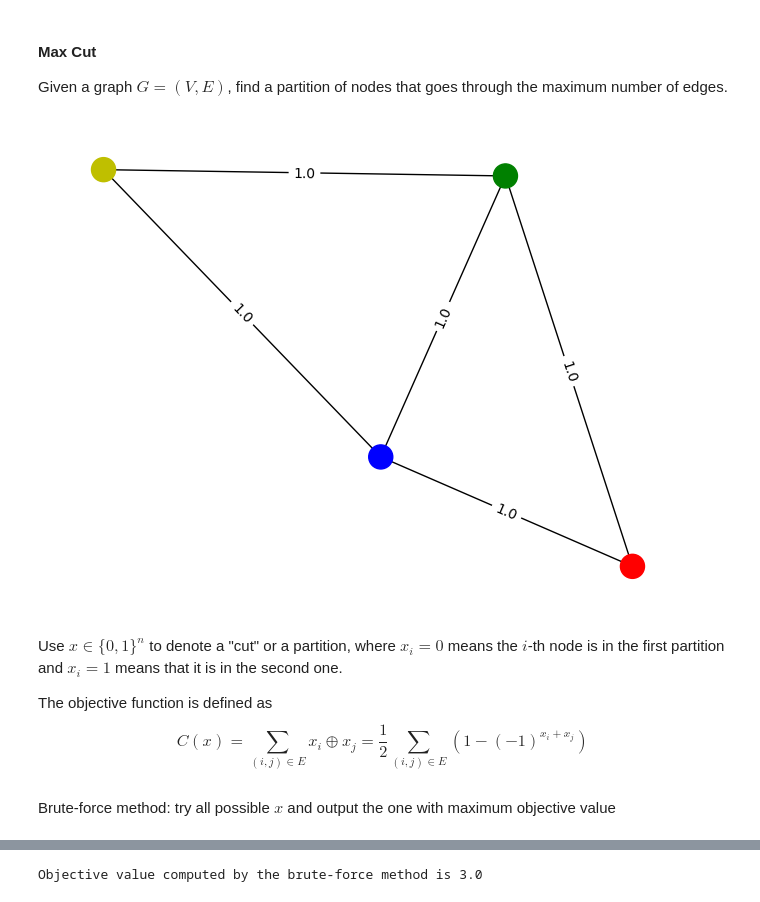
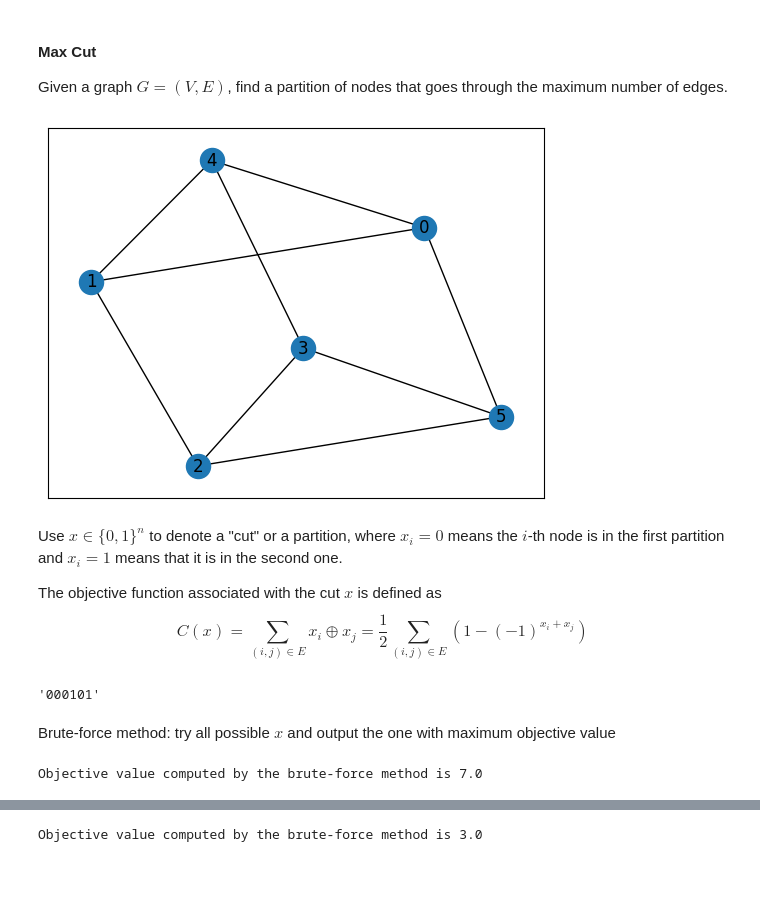
Before and after one commit to AlaricCheng/klass-workshop-hands-on, a Jupyter notebook: qaoa.ipynb, the cells around one changed output, grey strips where cells are left out. Saved outputs shown, nothing was run; the diff lists cells and outputs as text; code cells hidden in the pictures; blank space fills up the shorter version.

```diff
--- a/qaoa.ipynb
+++ b/qaoa.ipynb
@@ -31,15 +21,20 @@ G = nx.from_numpy_array(w)
-# %%
-layout = nx.random_layout(G, seed=10)
-colors = ['r', 'g', 'b', 'y']
-nx.draw(G, layout, node_color=colors)
-labels = nx.get_edge_attributes(G, 'weight')
-nx.draw_networkx_edge_labels(G, pos=layout, edge_labels=labels);
-# %% [output]
-[figure, removed]
+# %%
+import numpy as np
+import networkx as nx
+
+n, d = 6, 3
+G = nx.random_regular_graph(d, n, seed = 0)
+w = nx.to_numpy_array(G) # adjacency matrix
+
+labels = {i: i for i in range(n)}
+pos = nx.spring_layout(G, seed=0)
+nx.draw_networkx(G, pos, with_labels=True, labels=labels);
+# %% [output]
+[figure, added]
 # %% [markdown]
 Use $x \in \{0,1\}^n$ to denote a "cut" or a partition, where $x_i = 0$ means the $i$-th node is in the first partition and $x_i = 1$ means that it is in the second one.
 
-The objective function is defined as
+The objective function associated with the cut $x$ is defined as
 $$
 C(x) = \sum_{(i, j) \in E} x_i \oplus x_j = \frac{1}{2} \sum_{(i, j) \in E} \left( 1 - (-1)^{x_i + x_j} \right)
 $$
@@ -65,2 +62,18 @@ def bitfield(n: int, L: int) -> list[int]:
+# %%
+bin(5).strip('0b').zfill(n)
+# %% [output]
+'000101'
 # %% [markdown]
 Brute-force method: try all possible $x$ and output the one with maximum objective value
+# %%
+max_cut_value = 0
+
+for i in range(2**n):
+    x = binary_repr(i, n)
+    if cut_value(x, G) > max_cut_value:
+        max_cut_value = cut_value(x, G)
+        best_cut = x
+
+print(f'Objective value computed by the brute-force method is {max_cut_value}')
+# %% [output]
+Objective value computed by the brute-force method is 7.0
```
Also changed, not shown: parts of 8 cells of this notebook.
